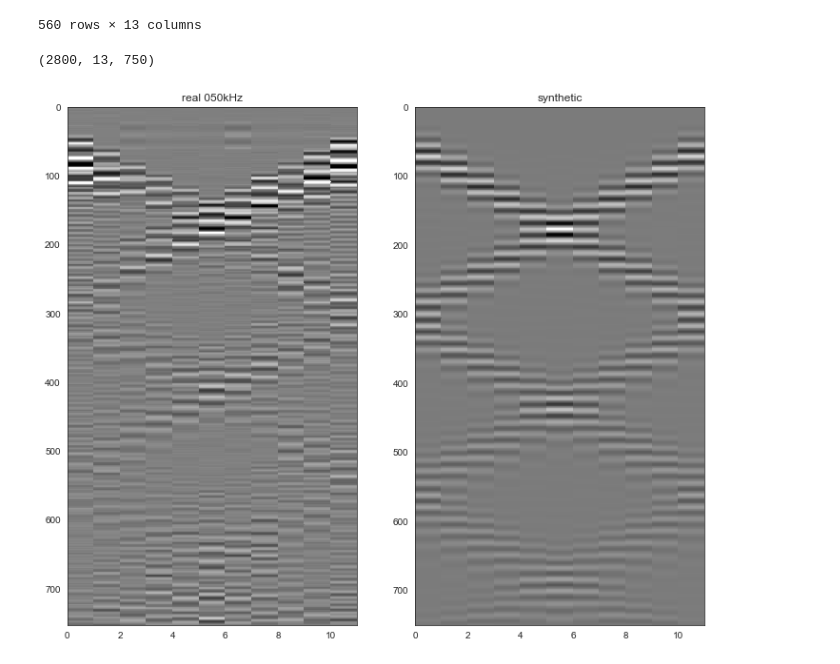
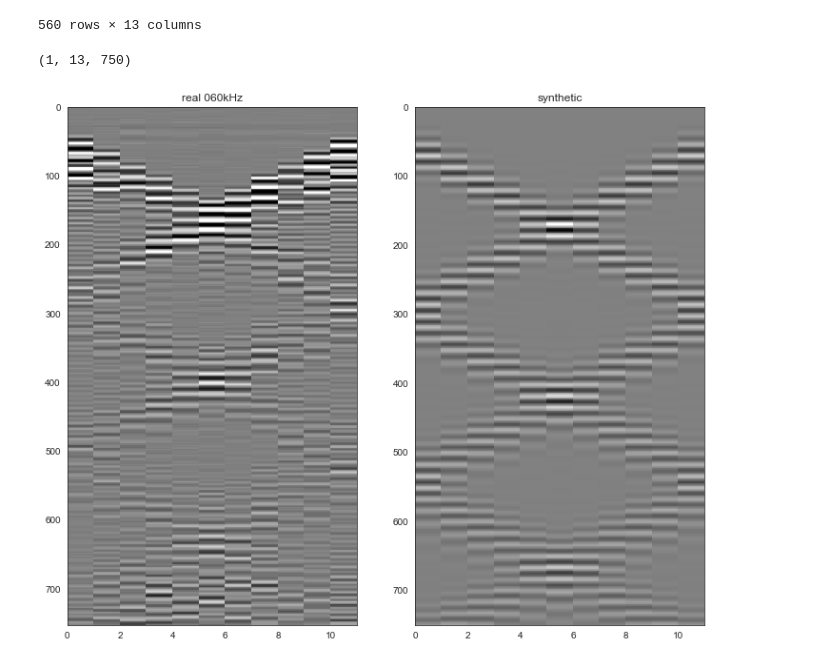
Before and after one commit to MagnsW/realisticPipeML, a Jupyter notebook: notebooks/05_synth_real_comp.ipynb, the cells around one changed output. Cells and saved outputs as stored; diff of their text form; code cells hidden in the pictures.

```diff
--- a/notebooks/05_synth_real_comp.ipynb
+++ b/notebooks/05_synth_real_comp.ipynb
@@ -37,3 +37,9 @@ lastacq_only = True # Keep only last acquisition for training. Only relevant for
 #clock positions
 mat = scipy.io.loadmat(Path().joinpath('..','data', 'input_simulated', 'trace_pos_clock_v7_rot_overlap.mat'))
 X = mat['trace_pos_clock'].astype('float32')
+# %%
+# Fine sampling input
+mat = scipy.io.loadmat(Path().joinpath('..', 'data', 'input_simulated', 'traces_fine_v7.mat'))
+X = mat['traces'].astype('float32')
+X = np.expand_dims(X, axis=0)
+X = X[:,:,::6]
@@ -101,23 +111,23 @@ labels[labels['thickness'] == 34]
 # %%
 X.shape
 # %% [output]
-(2800, 13, 750)
+(1, 13, 750)
 # %%
-freq = '050kHz'
+freq = '060kHz'
 sns.set_style("white")
 plt.figure(figsize=(12,10))
 plt.subplot(1,2,1)
 plt.pcolor(df_waveforms[freq].to_numpy()[900:4660:5,:-1], cmap='gray')
 plt.gca().invert_yaxis()
 plt.title('real ' + str(freq))
 #plt.colorbar()
 plt.clim(-0.2, 0.2)
 plt.subplot(1,2,2)
 
-plt.pcolor(X[560,1:12,:].T, cmap='gray')
+plt.pcolor(X[0,1:12,:].T, cmap='gray')
 plt.gca().invert_yaxis()
 plt.title('synthetic')
 
 plt.show()
 # %% [output]
-[figure, old version]
+[figure, new version]
```
Also changed, not shown: parts of 3 cells of this notebook, 2 other files.
